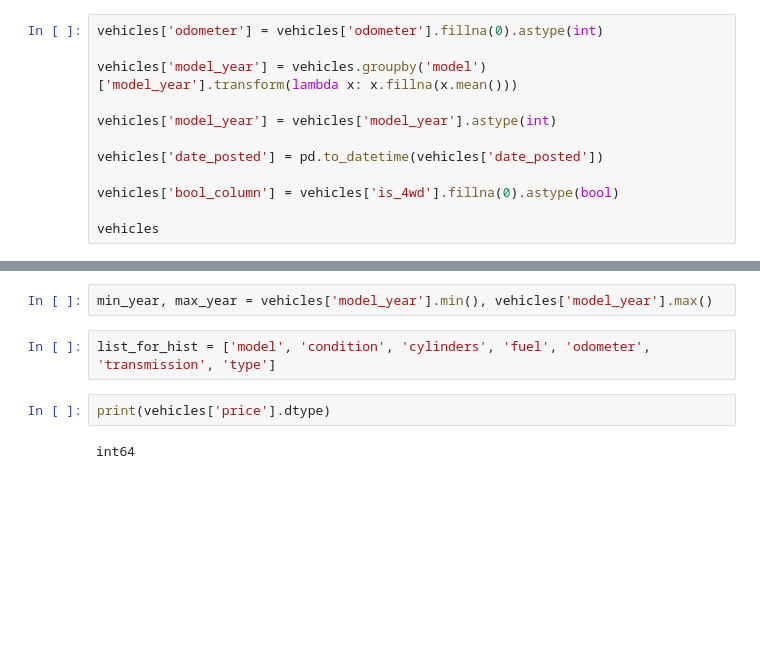
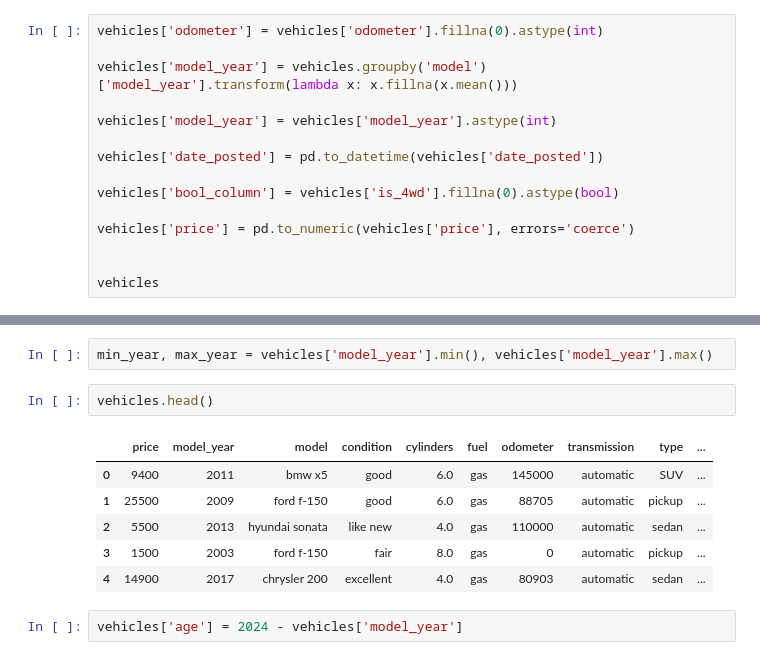
Before and after one commit to ChrisTavarez/SDT_Project, a Jupyter notebook: vehicles.ipynb, the cells around one changed output, grey strips where cells are left out. Saved outputs shown, nothing was run; the diff lists cells and outputs as text; blank space fills up the shorter version.

```diff
--- a/vehicles.ipynb
+++ b/vehicles.ipynb
@@ -71,6 +73,9 @@ vehicles['date_posted'] = pd.to_datetime(vehicles['date_posted'])
 
 vehicles['bool_column'] = vehicles['is_4wd'].fillna(0).astype(bool)
 
+vehicles['price'] = pd.to_numeric(vehicles['price'], errors='coerce')
+
+
 vehicles
 # %% [output]
 |  | price | model_year | model | condition | cylinders | fuel | odometer | transmission | type | ... |
@@ -117,9 +122,14 @@ vehicles['model_year'].max()
 2019
 # %%
 min_year, max_year = vehicles['model_year'].min(), vehicles['model_year'].max()
-# %%
-list_for_hist = ['model', 'condition', 'cylinders', 'fuel', 'odometer',	'transmission',	'type']
-# %%
-print(vehicles['price'].dtype)
-# %% [output]
-int64
+# %%
+vehicles.head()
+# %% [output]
+|  | price | model_year | model | condition | cylinders | fuel | odometer | transmission | type | ... |
+| 0 | 9400 | 2011 | bmw x5 | good | 6.0 | gas | 145000 | automatic | SUV | ... |
+| 1 | 25500 | 2009 | ford f-150 | good | 6.0 | gas | 88705 | automatic | pickup | ... |
+| 2 | 5500 | 2013 | hyundai sonata | like new | 4.0 | gas | 110000 | automatic | sedan | ... |
+| 3 | 1500 | 2003 | ford f-150 | fair | 8.0 | gas | 0 | automatic | pickup | ... |
+| 4 | 14900 | 2017 | chrysler 200 | excellent | 4.0 | gas | 80903 | automatic | sedan | ... |
+# %%
+vehicles['age'] = 2024 - vehicles['model_year']
```
Also changed, not shown: parts of 5 cells of this notebook, 1 other file.
